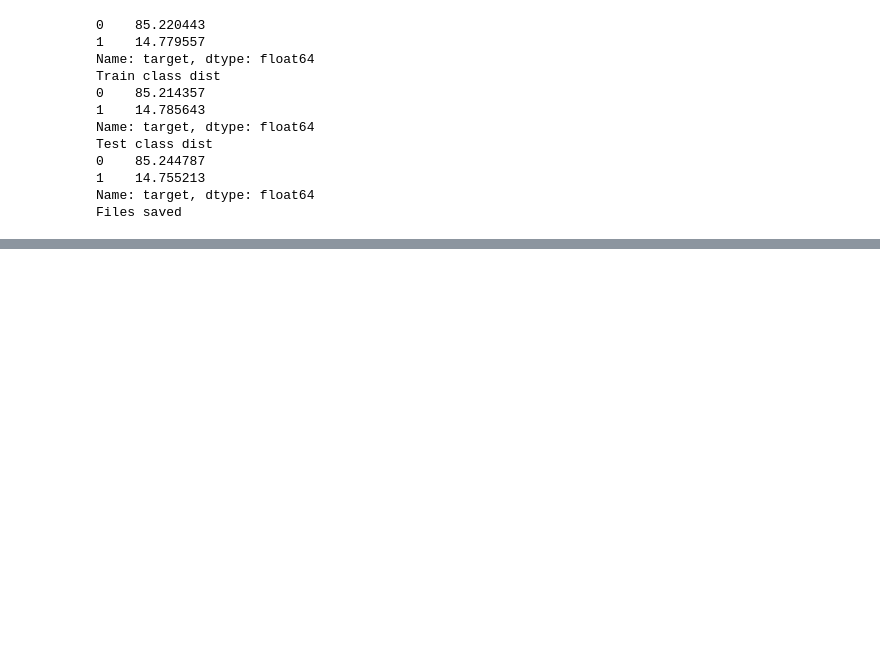
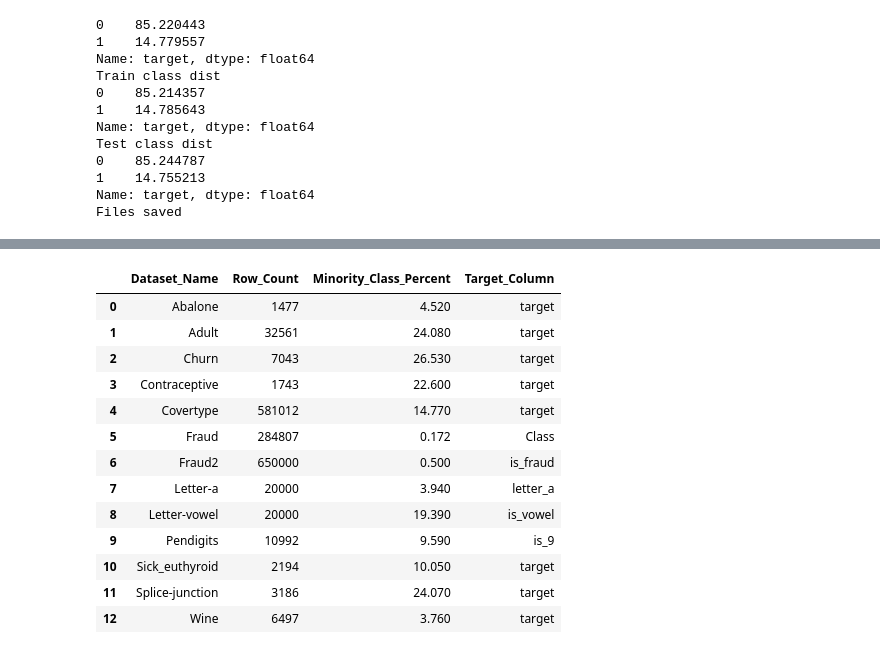
Before and after one commit to ADA-GWU/guidedresearchproject-ShamilShukurov, a Jupyter notebook: code/Model_Data_Preparation.ipynb, the cells around one changed output, grey strips where cells are left out. Drawn from its saved outputs; the diff is of its cells as text; code cells hidden in the pictures; blank space fills up the shorter version.

Commit message:
dataset infos created

```diff
--- a/code/Model_Data_Preparation.ipynb
+++ b/code/Model_Data_Preparation.ipynb
@@ -903,0 +904,19 @@ datasets_infos
+# %%
+df_dataset_infos = pd.DataFrame(datasets_infos, columns=["Dataset_Name","Row_Count","Minority_Class_Percent","Target_Column"])
+# %%
+df_dataset_infos
+# %% [output]
+|  | Dataset_Name | Row_Count | Minority_Class_Percent | Target_Column |
+| 0 | Abalone | 1477 | 4.520 | target |
+| 1 | Adult | 32561 | 24.080 | target |
+| 2 | Churn | 7043 | 26.530 | target |
+| 3 | Contraceptive | 1743 | 22.600 | target |
+| 4 | Covertype | 581012 | 14.770 | target |
+| 5 | Fraud | 284807 | 0.172 | Class |
+| 6 | Fraud2 | 650000 | 0.500 | is_fraud |
+| 7 | Letter-a | 20000 | 3.940 | letter_a |
+| 8 | Letter-vowel | 20000 | 19.390 | is_vowel |
+| 9 | Pendigits | 10992 | 9.590 | is_9 |
+| 10 | Sick_euthyroid | 2194 | 10.050 | target |
+| 11 | Splice-junction | 3186 | 24.070 | target |
+| 12 | Wine | 6497 | 3.760 | target |
```
Also changed, not shown: parts of 119 cells of this notebook, 1 other file.
